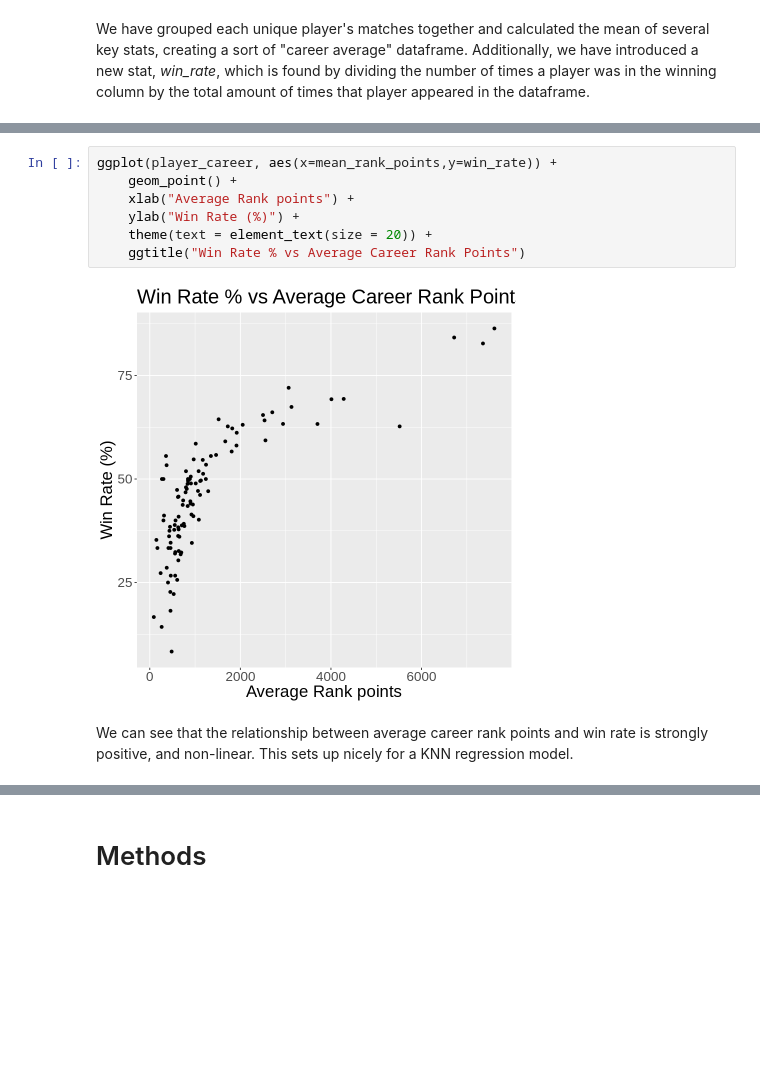
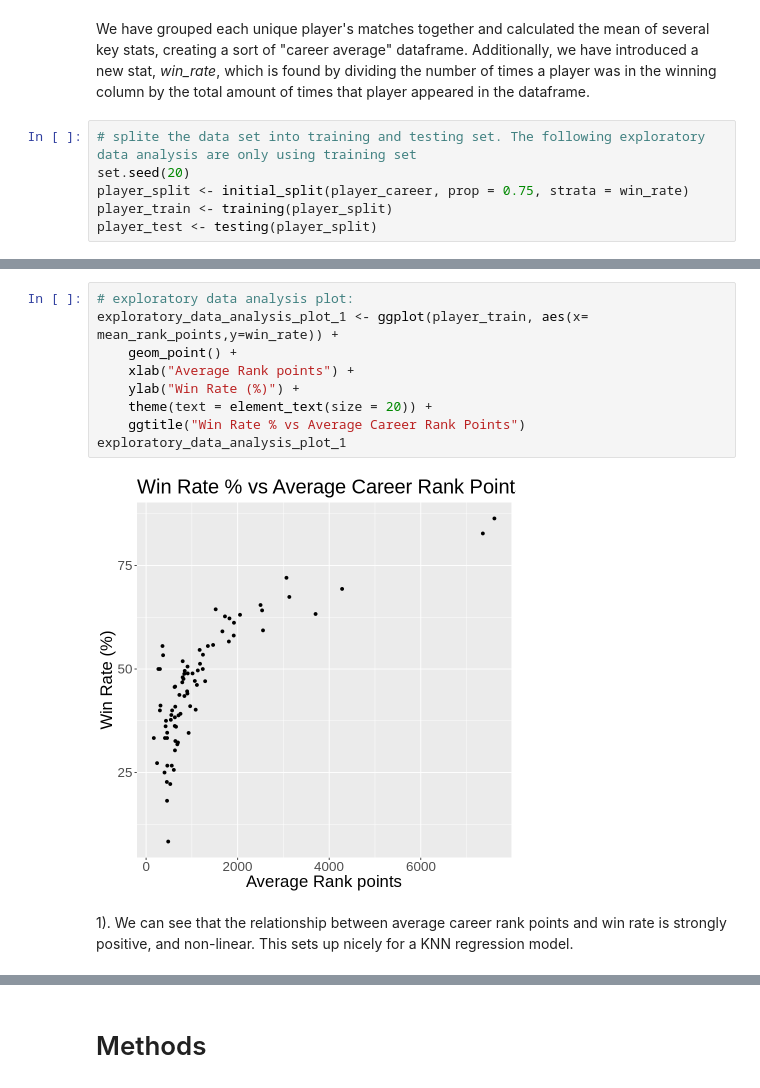
Before and after one commit to SimonYYL/DSCI_100_group19_group_project, a Jupyter notebook: project_proposal_final.ipynb, the cells around one changed output, grey strips where cells are left out. Saved outputs shown, nothing was run; the diff lists cells and outputs as text; blank space fills up the shorter version.

Commit message:
split data set & two more graph on analysis

```diff
--- a/project_proposal_final.ipynb
+++ b/project_proposal_final.ipynb
@@ -150,3 +150,9 @@ A tibble: 103 × 9
 | 106401 | 193 | 0.6480872 | 0.1862049 | 0.04705221 | 0.7819567 | 62.71186 | 23.02092 | ... |
 # %% [markdown]
 We have grouped each unique player's matches together and calculated the mean of several key stats, creating a sort of "career average" dataframe. Additionally, we have introduced a new stat, *win_rate*, which is found by dividing the number of times a player was in the winning column by the total amount of times that player appeared in the dataframe.
+# %%
+# splite the data set into training and testing set. The following exploratory data analysis are only using training set
+set.seed(20)
+player_split <- initial_split(player_career, prop = 0.75, strata = win_rate)
+player_train <- training(player_split)
+player_test <- testing(player_split)
@@ -153,11 +172,13 @@ We have grouped each unique player's matches together and calculated the mean of
 # %%
-ggplot(player_career, aes(x=mean_rank_points,y=win_rate)) +
+# exploratory data analysis plot:
+exploratory_data_analysis_plot_1 <- ggplot(player_train, aes(x= mean_rank_points,y=win_rate)) +
     geom_point() +
     xlab("Average Rank points") +
     ylab("Win Rate (%)") +
     theme(text = element_text(size = 20)) +
     ggtitle("Win Rate % vs Average Career Rank Points")
+exploratory_data_analysis_plot_1
 # %% [output]
-[figure, old version]
+[figure, new version]
 # %% [markdown]
-We can see that the relationship between average career rank points and win rate is strongly positive, and non-linear. This sets up nicely for a KNN regression model.
+1). We can see that the relationship between average career rank points and win rate is strongly positive, and non-linear. This sets up nicely for a KNN regression model.
```
Also changed, not shown: parts of 5 cells of this notebook.
